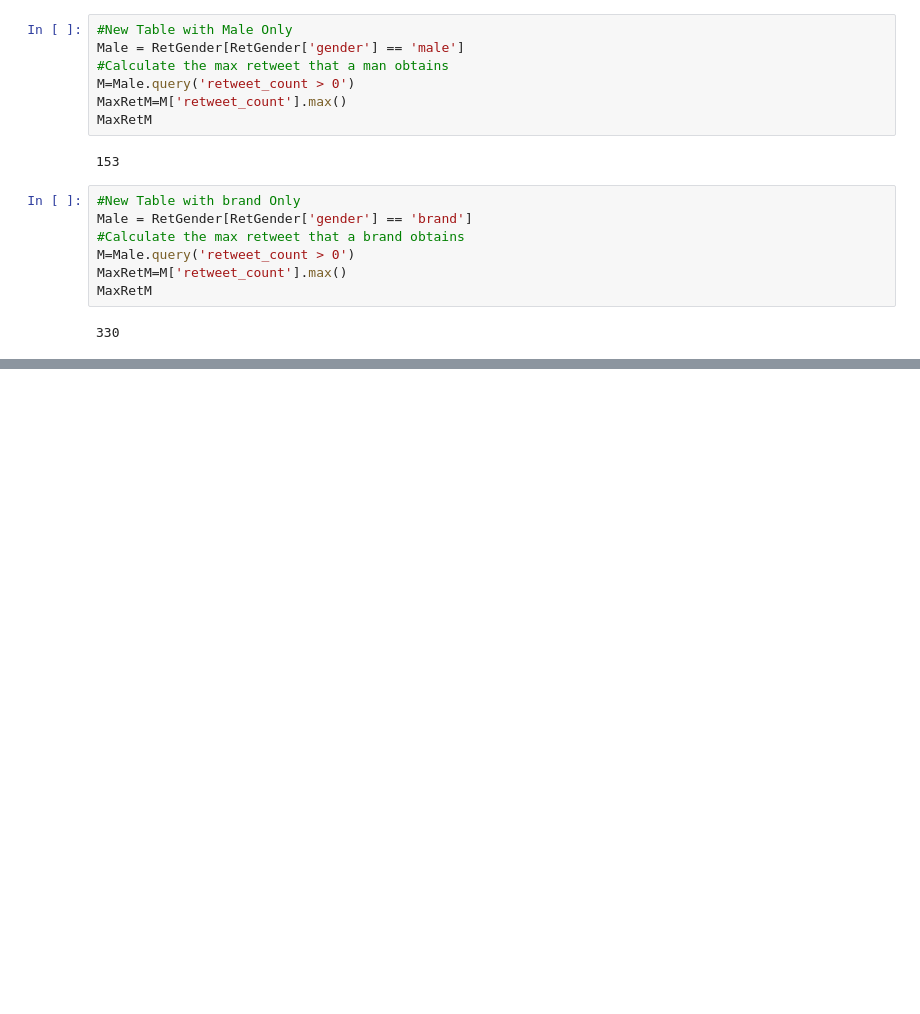
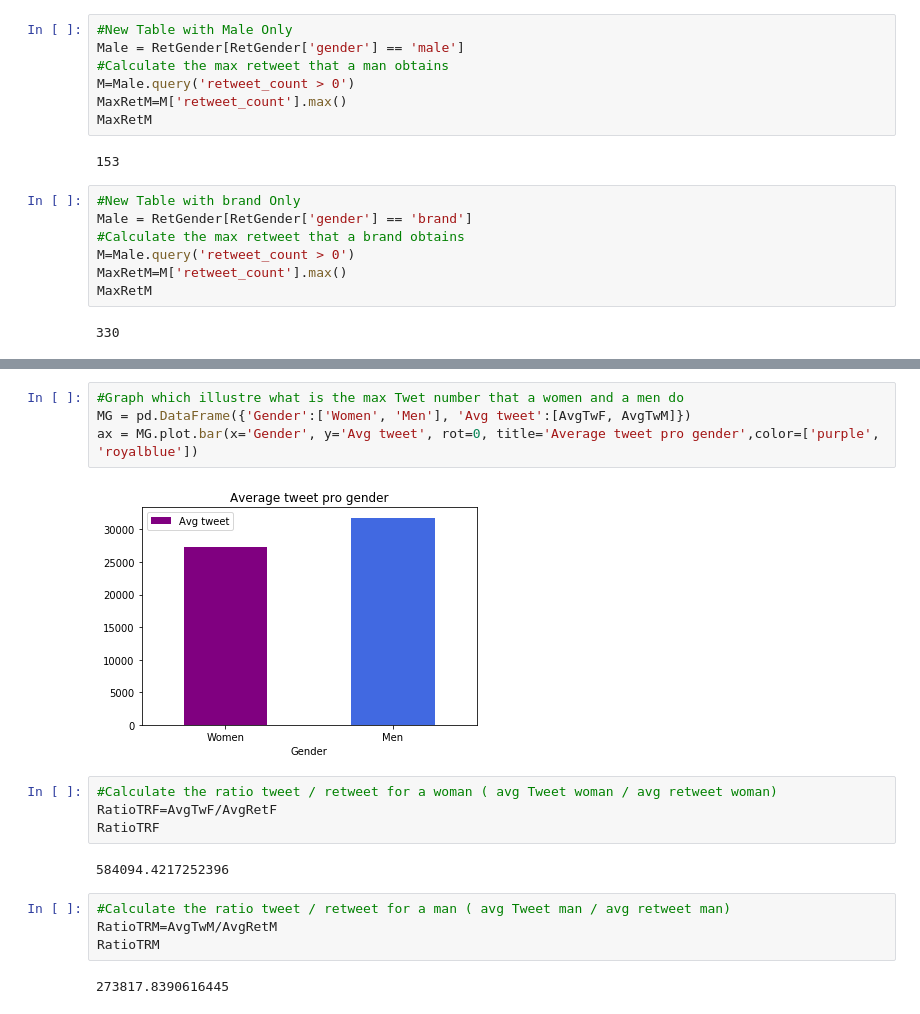
Before and after one commit to XaviJunior/omega, a Jupyter notebook: Code/Projet_Omega_GenderTweet.ipynb, the cells around one changed output, grey strips where cells are left out. Saved outputs shown, nothing was run; the diff lists cells and outputs as text; blank space fills up the shorter version.

```diff
--- a/Code/Projet_Omega_GenderTweet.ipynb
+++ b/Code/Projet_Omega_GenderTweet.ipynb
@@ -103,0 +153,18 @@ ax = MG.plot.bar(x='Gender', y='Nb retweet', rot=0, title='Maximum retweet pro g
+# %%
+#Graph which illustre what is the max Twet number that a women and a men do
+MG = pd.DataFrame({'Gender':['Women', 'Men'], 'Avg tweet':[AvgTwF, AvgTwM]})
+ax = MG.plot.bar(x='Gender', y='Avg tweet', rot=0, title='Average tweet pro gender',color=['purple', 'royalblue'])
+# %% [output]
+[figure, added]
+# %%
+#Calculate the ratio tweet / retweet for a woman ( avg Tweet woman / avg retweet woman)
+RatioTRF=AvgTwF/AvgRetF
+RatioTRF
+# %% [output]
+584094.4217252396
+# %%
+#Calculate the ratio tweet / retweet for a man ( avg Tweet man / avg retweet man)
+RatioTRM=AvgTwM/AvgRetM
+RatioTRM
+# %% [output]
+273817.8390616445
```
Also changed, not shown: parts of 17 cells of this notebook.
